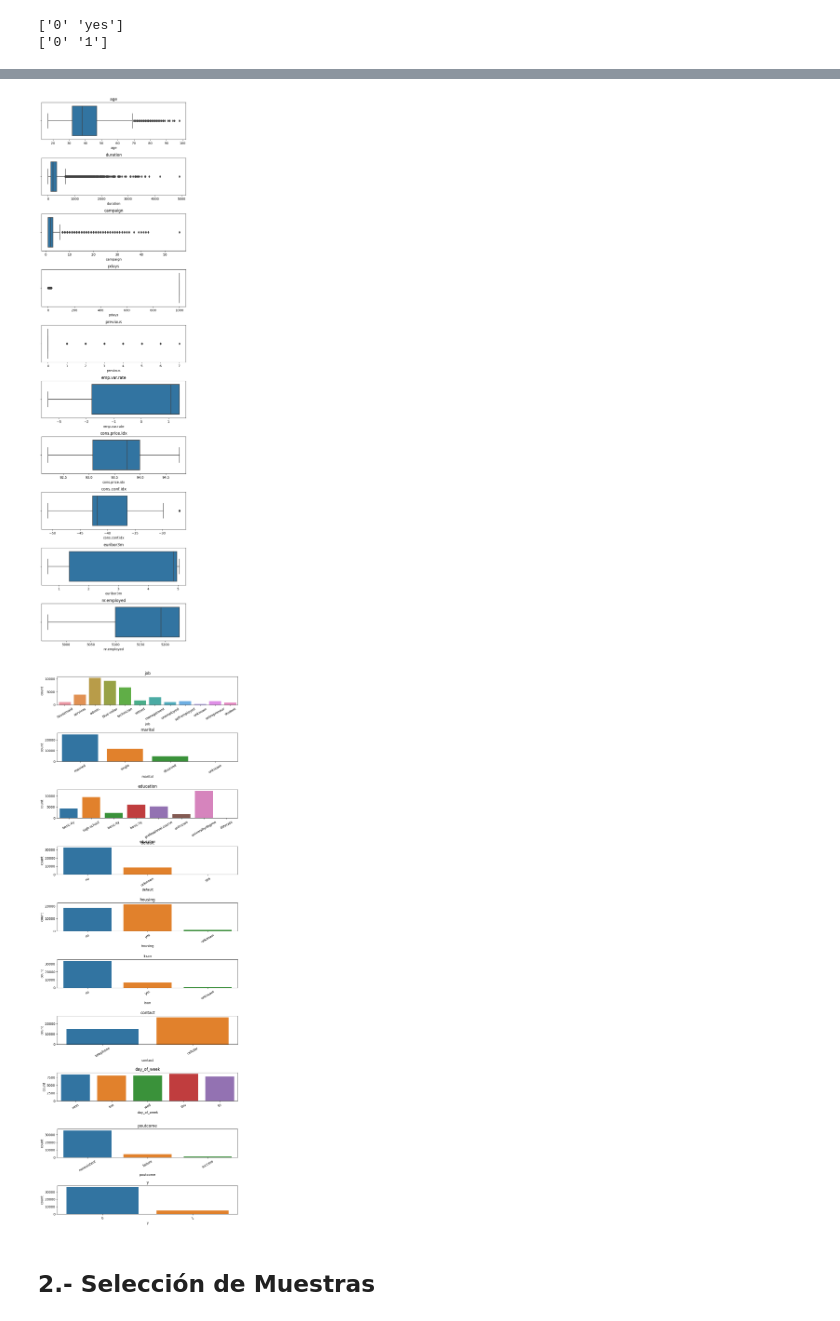
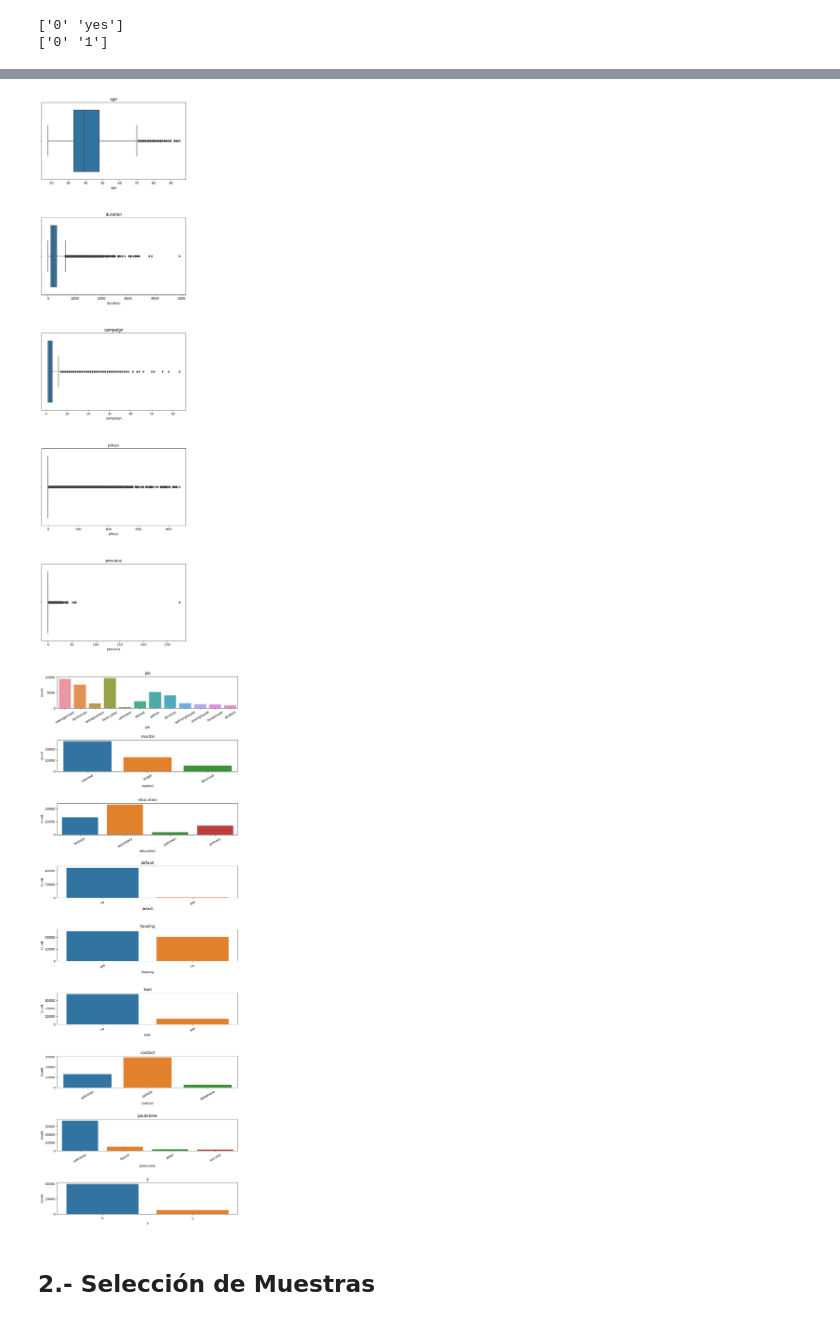
Before and after one commit to jdug1981/proyecto_final, a Jupyter notebook: PROYECTO_ORIGINAL.ipynb, the cells around one changed output, grey strips where cells are left out. Saved outputs shown, nothing was run; the diff lists cells and outputs as text; code cells hidden in the pictures.

```diff
--- a/PROYECTO_ORIGINAL.ipynb
+++ b/PROYECTO_ORIGINAL.ipynb
@@ -105,7 +105,7 @@ Requirement already satisfied: six in /usr/local/lib/python3.10/dist-packages (f
 # %% [markdown]
 ## 1.- Leyendo y Explorando data
 # %%
-mainpath = "BankMarketing.csv"
+mainpath = "bank_full.csv"
 data = pd.read_csv(mainpath,sep=";")
 # %%
 # Contar los datos:
@@ -335,28 +311,28 @@ for col in variables_numericas:
 # %%
 # Generar gráficas individuales boxplot pues las variables numéricas.
 # están en rangos diferentes
-cols_num = ['age', 'duration', 'campaign', 'pdays', 'previous', 'emp.var.rate','cons.price.idx','cons.conf.idx','euribor3m','nr.employed']
+cols_num = ['age', 'duration', 'campaign', 'pdays', 'previous']
 
-fig, ax = plt.subplots(nrows=10, ncols=1, figsize=(8,30))
+fig, ax = plt.subplots(nrows=5, ncols=1, figsize=(8,30))
 fig.subplots_adjust(hspace=0.5)
 
 for i, col in enumerate(cols_num):
     sns.boxplot(x=col, data=data, ax=ax[i])
     ax[i].set_title(col)
 # %% [output]
-[figure, old version]
+[figure, new version]
 # %%
 # Graficar los subniveles de cada variable categórica
-cols_cat = ['job','marital','education','default','housing','loan','contact','day_of_week','poutcome','y']
-fig, ax = plt.subplots(nrows=10, ncols=1, figsize=(10,30))
+cols_cat = ['job','marital','education','default','housing','loan','contact','poutcome','y']
+fig, ax = plt.subplots(nrows=9, ncols=1, figsize=(10,30))
 fig.subplots_adjust(hspace=1)
 
 for i, col in enumerate(cols_cat):
   sns.countplot(x=col, data=data, ax=ax[i])
   ax[i].set_title(col)
   ax[i].set_xticklabels(ax[i].get_xticklabels(),rotation=30)
 # %% [output]
-[figure, old version]
+[figure, new version]
 # %% [markdown]
 ## 2.- Selección de Muestras
 # %%
```
Also changed, not shown: parts of 38 cells of this notebook.
